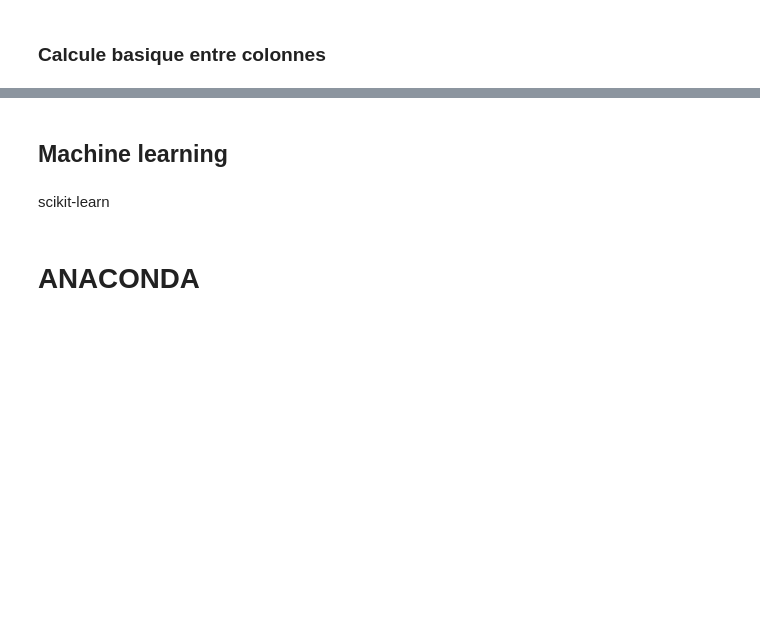
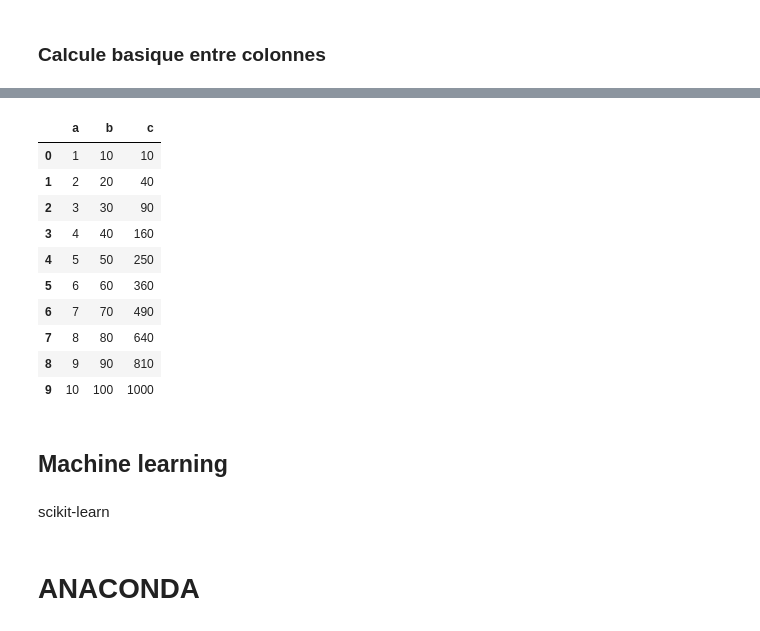
Before and after one commit to tribouillois/tuto2, a Jupyter notebook: data/notebooks/Formation_Python.ipynb, the cells around one changed output, grey strips where cells are left out. Cells and saved outputs as stored; diff of their text form; code cells hidden in the pictures; blank space fills up the shorter version.

```diff
--- a/data/notebooks/Formation_Python.ipynb
+++ b/data/notebooks/Formation_Python.ipynb
@@ -410,0 +649,8 @@ df = pd.read_csv("csv/")
+# %%
+# Creation d'un DataFrame simple pour l'exemple
+df_a = pandas.DataFrame({
+    "a": [1,2,3,4,5,6,7,8,9,10],
+    "b": [10,20,30,40,50,60,70,80,90,100]
+})
+
+df_a
@@ -411,3 +669,19 @@ df = pd.read_csv("csv/")
+# %%
+# La colonne c sera égal à la colonne a * b
+df_a["c"] = df_a["a"] * df_a["b"]
+df_a
+# %% [output]
+|  | a | b | c |
+| 0 | 1 | 10 | 10 |
+| 1 | 2 | 20 | 40 |
+| 2 | 3 | 30 | 90 |
+| 3 | 4 | 40 | 160 |
+| 4 | 5 | 50 | 250 |
+| 5 | 6 | 60 | 360 |
+| 6 | 7 | 70 | 490 |
+| 7 | 8 | 80 | 640 |
+| 8 | 9 | 90 | 810 |
+| 9 | 10 | 100 | 1000 |
 # %% [markdown]
 ## Machine learning
 # %% [markdown]
```
Also changed, not shown: parts of 36 cells of this notebook, 4 other files.
